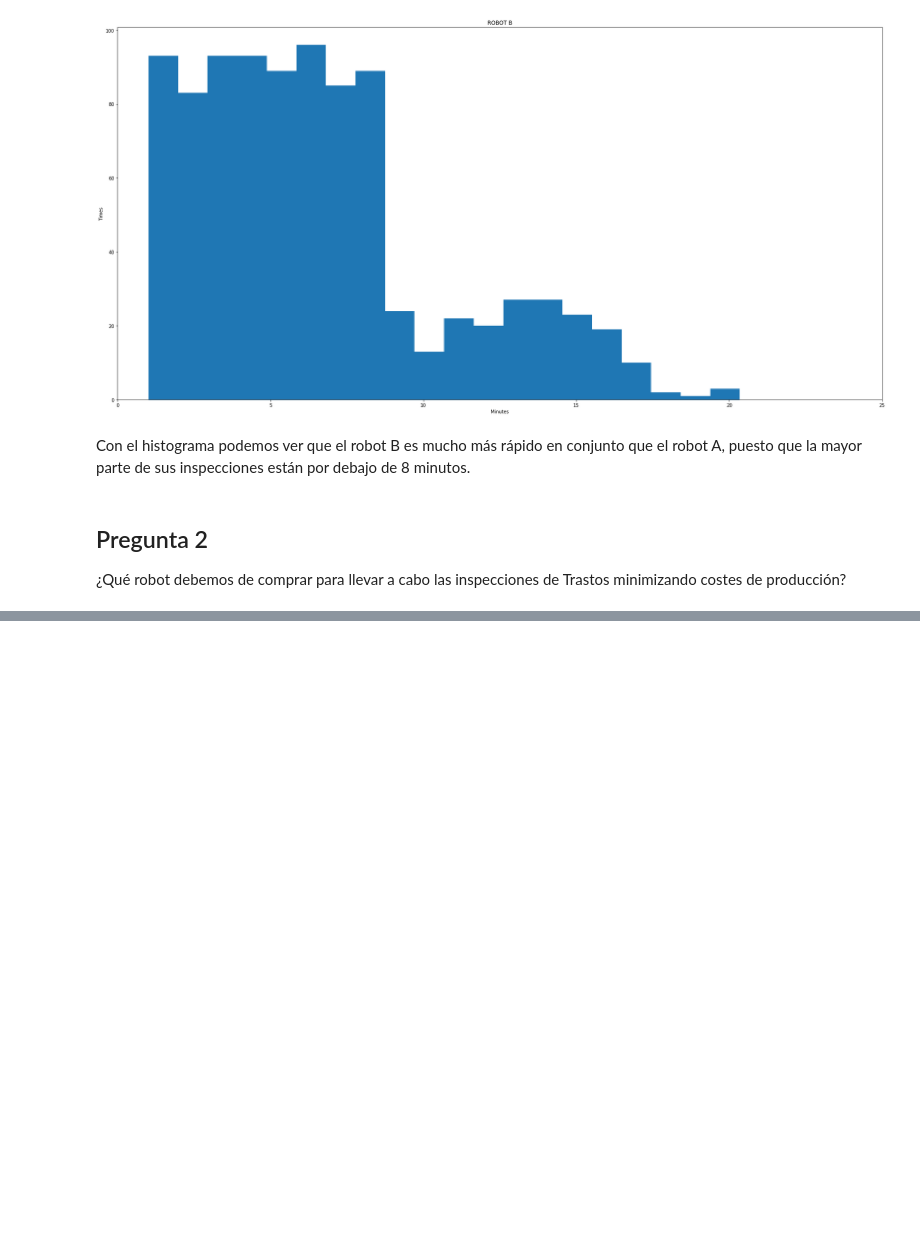
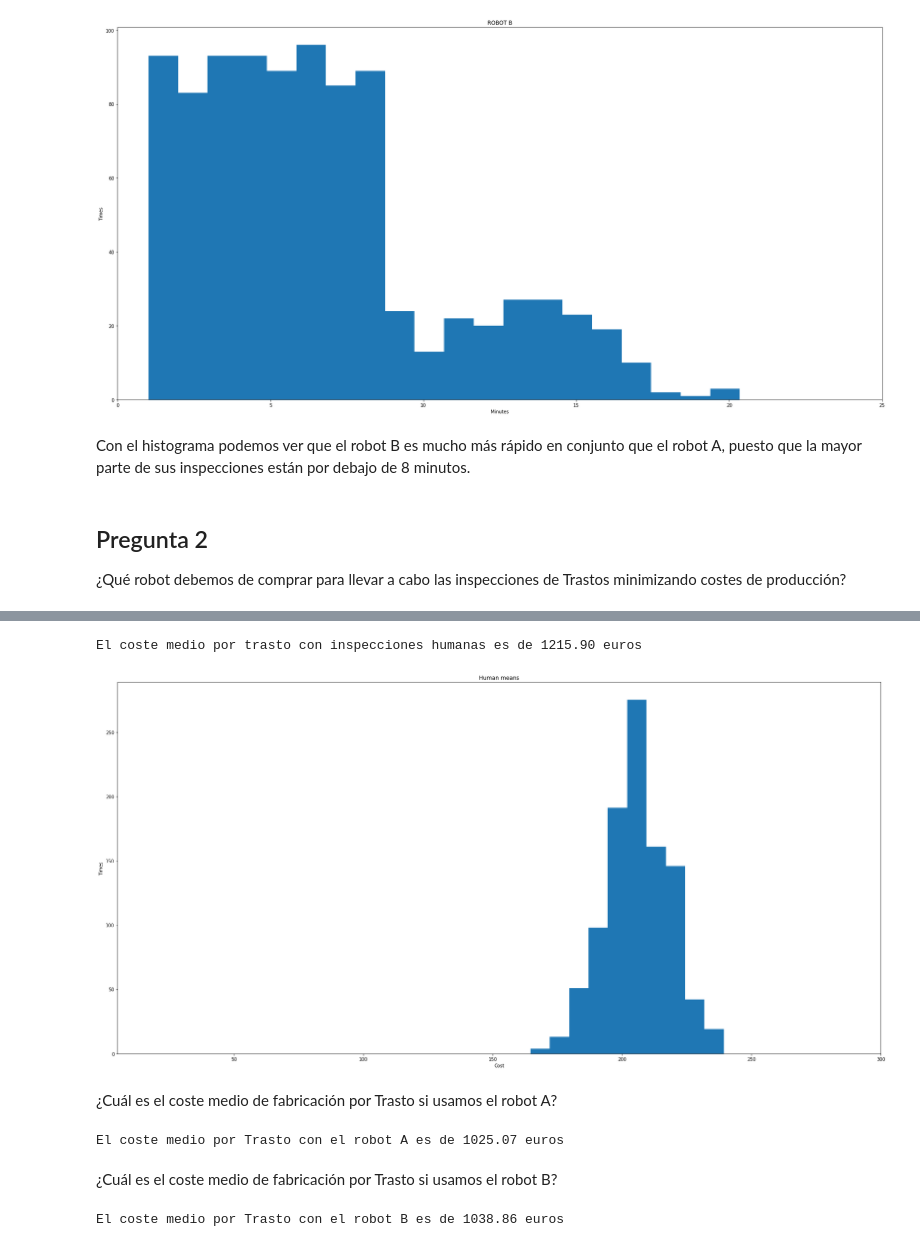
Before and after one commit to dorogoy/ejercicios, a Jupyter notebook: datos_univariados_3/solution.ipynb, the cells around one changed output, grey strips where cells are left out. Saved outputs shown, nothing was run; the diff lists cells and outputs as text; code cells hidden in the pictures; blank space fills up the shorter version.

```diff
--- a/datos_univariados_3/solution.ipynb
+++ b/datos_univariados_3/solution.ipynb
@@ -52,0 +129,27 @@ Con el histograma podemos ver que el robot B es mucho más rápido en conjunto q
+# %%
+human_checks = [[20.0] for i in range(1000)]
+
+human_means_cost = get_mean_costs_by_trials(1000, human_checks)
+plt.figure(figsize=(30, 15))
+plt.xlabel('Cost')
+plt.ylabel('Times')
+plt.title("Human means")
+plt.xlim(5,300)
+_ = plt.hist(human_means_cost, bins=10)
+
+print("El coste medio por trasto con inspecciones humanas es de {0:.2f} euros".format(sum(human_means_cost) / len(human_means_cost) + (1000 + 10)))
+# %% [output]
+El coste medio por trasto con inspecciones humanas es de 1215.90 euros
+[figure, added]
+# %% [markdown]
+¿Cuál es el coste medio de fabricación por Trasto si usamos el robot A?
+# %%
+print("El coste medio por Trasto con el robot A es de {0:.2f} euros".format(sum(mean_costs_robot_a) / len(mean_costs_robot_a) + (1000 + 10)))
+# %% [output]
+El coste medio por Trasto con el robot A es de 1025.07 euros
+# %% [markdown]
+¿Cuál es el coste medio de fabricación por Trasto si usamos el robot B?
+# %%
+print("El coste medio por Trasto con el robot B es de {0:.2f} euros".format(sum(mean_costs_robot_b) / len(mean_costs_robot_b) + (1000 + 10)))
+# %% [output]
+El coste medio por Trasto con el robot B es de 1038.86 euros
```
Also changed, not shown: parts of 3 cells of this notebook.
